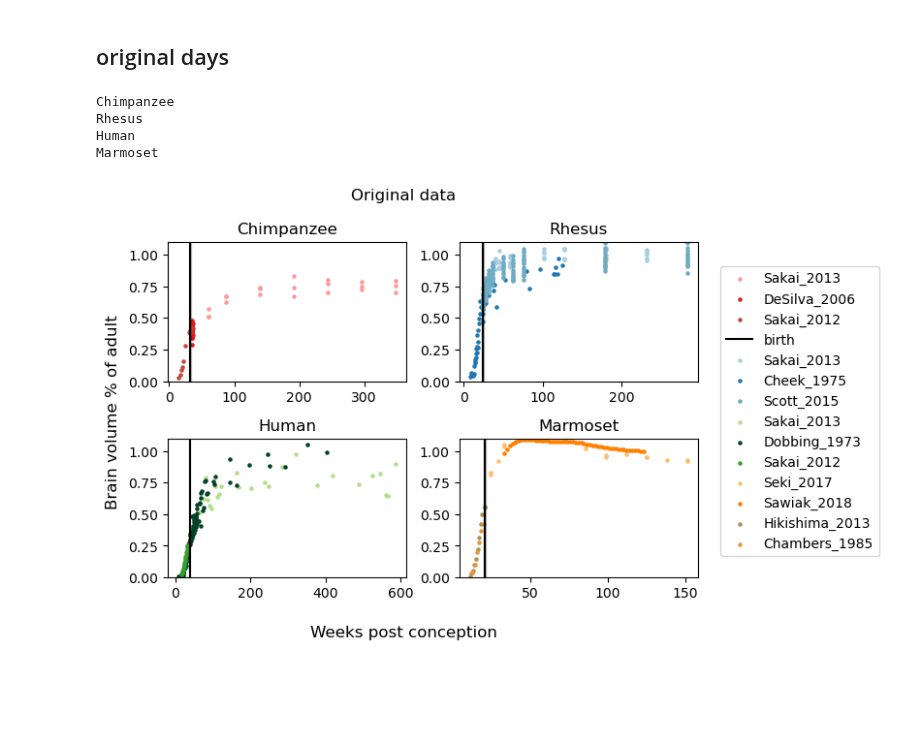
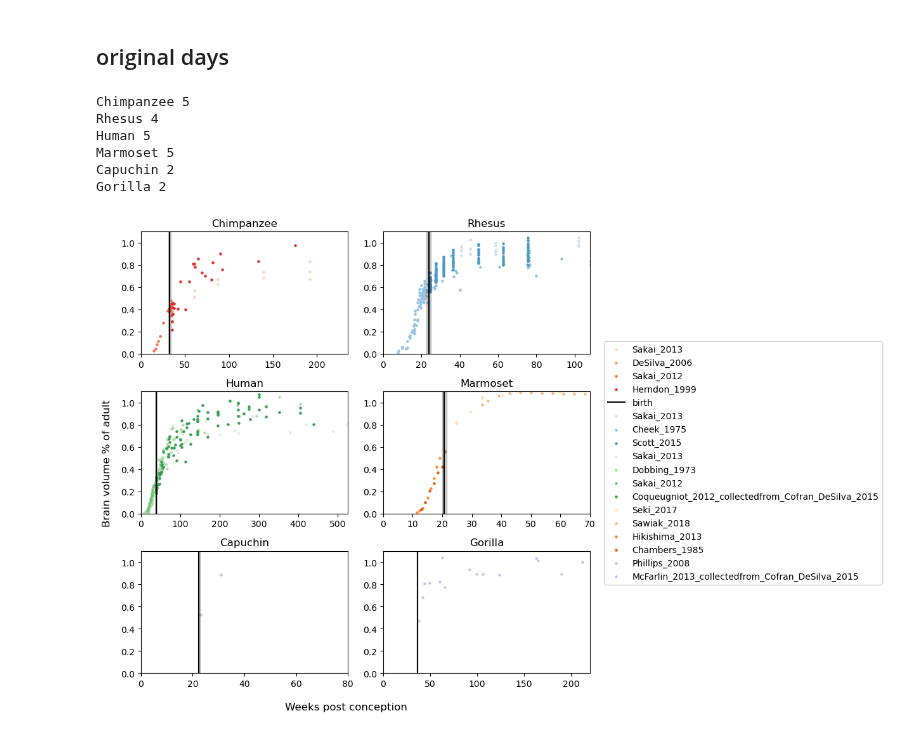
Before and after one commit to biagzi/altricial_brain_vocal_learning, a Jupyter notebook: code/Fig2A.ipynb, the cells around one changed output. Saved outputs shown, nothing was run; the diff lists cells and outputs as text; code cells hidden in the pictures; blank space fills up the shorter version.

Commit message:
add: improvements on figure ploting

```diff
--- a/code/Fig2A.ipynb
+++ b/code/Fig2A.ipynb
@@ -21,12 +16,14 @@ PYTHON_PATH = "/Users/rb4174/Documents/projects/brain_dev_primates/altricial_bra
 # %%
 df = pd.read_excel("{0}/data/brain_growth_complete.xlsx".format(PYTHON_PATH),index_col=False)
 print(len(df))
-df.head()
 
 df.loc[len(df.index) + 1] = [0,0,'Human',"Contour condition",0,0,0]
 df.loc[len(df.index) + 1] = [0,0,'Chimpanzee',"Contour condition",0,0,0]
 df.loc[len(df.index) + 1] = [0,0,'Rhesus',"Contour condition",0,0,0]
 df.loc[len(df.index) + 1] = [0,0,'Marmoset',"Contour condition",0,0,0]
+df.loc[len(df.index) + 1] = [0,0,'Capuchin',"Contour condition",0,0,0]
+df.loc[len(df.index) + 1] = [0,0,'Gorilla',"Contour condition",0,0,0]
 
-df = df[df.Species != "Capuchin"]
+#df = df[df.Species != "Capuchin"]
+df.head()
 # %% [output]
@@ -68,47 +83,60 @@ cut_period = {'Chimpanzee': 200, #'late_infancy': 187.34285714285713,
 # Brain growth Fits
 # %% [markdown]
 ## original days
+# %%
+species_ordered_color = {'Chimpanzee': "Reds",
+'Rhesus': "Blues",
+'Human': "Greens",
+'Marmoset': "Oranges",
+"Capuchin": "Greys",
+"Gorilla": "Purples",
+ }
 # %%
-custom_colour_pal = ['#fb9a99','#e31a1c',"#C64739",'#a6cee3','#1f78b4','#6FACC4','#b2df8a',"#004225",'#33a02c','#fdbf6f','#ff7f00','#B29150',"#EA923F"]
 FIT_VARIABLE = "weeks_post_conception"
 
+species_list = ['Chimpanzee', 'Rhesus', 'Human', 'Marmoset', 'Capuchin', 'Gorilla']
 i = 0
 j = 0
-fig, ax = plt.subplots(nrows=2, ncols=2)
+fig, ax = plt.subplots(figsize = (8,8),nrows=3, ncols=2)
 
 for row in ax:
     for col in row:
-        try:
-            specie = list(species_ordered_color.keys())[i]
-            print(specie)
-            df_species = df[(df.Species == specie)]
-            for data_origin in df_species["data_origin"].unique():
-                if data_origin != "Contour condition":
-                    df_species_data = df_species[df_species.data_origin == data_origin]
-                    col.scatter(df_species_data[FIT_VARIABLE],df_species_data["Adult_percent_brain_volume_cm3"],
-                                color = custom_colour_pal[j],
-                                label = data_origin if data_origin != "Contour condition" else "", marker = 'o', s =5)
-                    j+= 1
-            col.axvline(x = gestation_periods[specie], color = "black",linestyle = '-',label="birth" if i == 0 else "")
-            col.axvspan(gestation_periods[specie] - gestation_periods_sd[specie], gestation_periods[specie] + gestation_periods_sd[specie], alpha=0.2, color='black')
+        species = species_list[i]
+        df_species = df[(df.Species == species)]
+        num_origins = df_species["data_origin"].nunique()
+        print(species,num_origins)
+        shades = sns.color_palette(species_ordered_color[species], num_origins)
+        j=0
+        for data_origin in df_species["data_origin"].unique():
+            if data_origin != "Contour condition":
+                df_species_data = df_species[df_species.data_origin == data_origin]
+                col.scatter(df_species_data[FIT_VARIABLE],df_species_data["Adult_percent_brain_volume_cm3"],
+                            color = shades[j],
+                            label = data_origin if data_origin != "Contour condition" else "", marker = 'o', s =5)
+                j+= 1
+        col.axvline(x = gestation_periods[species], color = "black",linestyle = '-',label="birth" if i == 0 else "")
+        col.axvspan(gestation_periods[species] - gestation_periods_sd[species], gestation_periods[species] + gestation_periods_sd[species], alpha=0.2, color='black')
 
-            col.set_title(specie)
-            col.set_ylim(0,1.1)
+        col.set_title(species)
+        col.set_ylim(0,1.1)
+        col.set_xlim(0,cut_period[species])
 
-            i += 1
-        except:
-            pass
+
+        i += 1
+
 
 fig.supxlabel('Weeks post conception')
 fig.supylabel('Brain volume % of adult')
 fig.legend(loc='center left', bbox_to_anchor=(1, 0.5))
-fig.suptitle("Original data")
+#fig.suptitle("Original data")
 fig.savefig("{0}/figs/2A.pdf".format(PYTHON_PATH),dpi = 800)
 plt.tight_layout()
 plt.show()
 # %% [output]
-Chimpanzee
-Rhesus
-Human
-Marmoset
+Chimpanzee 5
+Rhesus 4
+Human 5
+Marmoset 5
+Capuchin 2
+Gorilla 2
-[figure, old version]
+[figure, new version]
```
Also changed, not shown: parts of 5 cells of this notebook, 1 other file.
